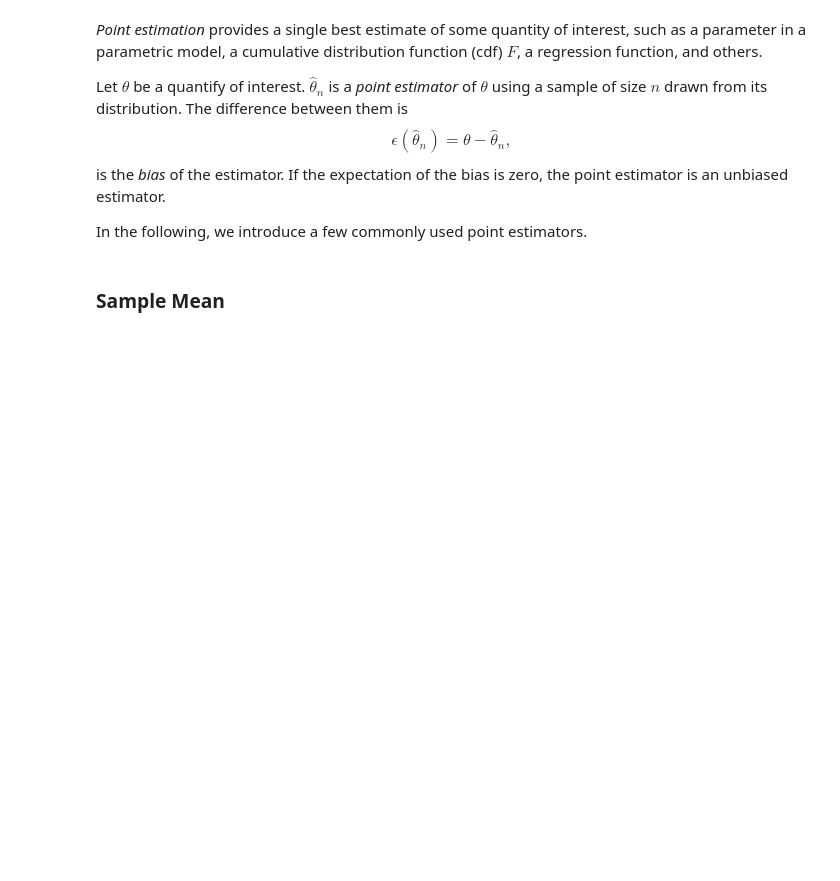
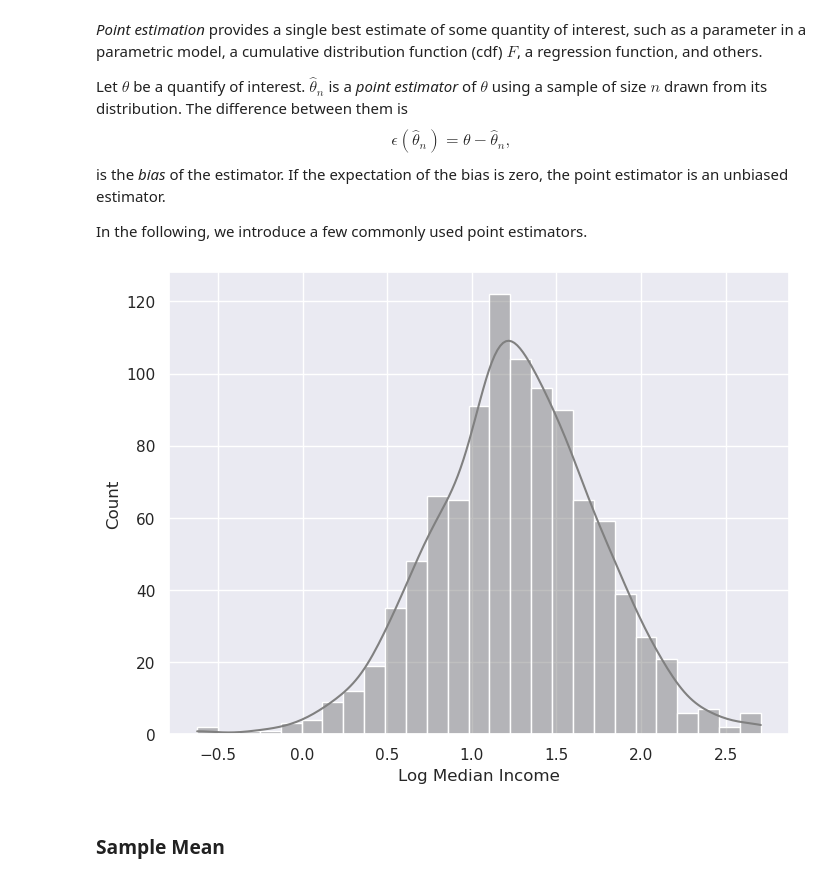
Before and after one commit to SBU-r/CIV355-Fall25, a Jupyter notebook: Jupyter Notebooks/Sampling_Statistical_Inference.ipynb, the cells around one changed output. Saved outputs shown, nothing was run; the diff lists cells and outputs as text; code cells hidden in the pictures; blank space fills up the shorter version.

```diff
--- a/Jupyter Notebooks/Sampling_Statistical_Inference.ipynb
+++ b/Jupyter Notebooks/Sampling_Statistical_Inference.ipynb
@@ -302,6 +302,19 @@ Let $\theta$ be a quantify of interest. $\hat{\theta}_n$ is a *point estimator*
 is the *bias* of the estimator.  If the expectation of the bias is zero, the point estimator is an unbiased estimator.
 
 In the following,  we introduce a few commonly used point estimators.
+# %%
+# Let's study the attribute log(MedInc) using this sample
+MedIncLog = np.log(X.MedInc)
+
+# show the distribution.
+ax = sns.histplot(data=MedIncLog,
+             kde=True,
+             color='grey')
+sns.set_theme(rc={'figure.figsize':(8,6)})
+ax.set_xlabel('Log Median Income')
+plt.show();
+# %% [output]
+[figure, added]
 # %% [markdown]
 ### Sample Mean
 # %% [markdown]
```
Also changed, not shown: parts of 16 cells of this notebook.
